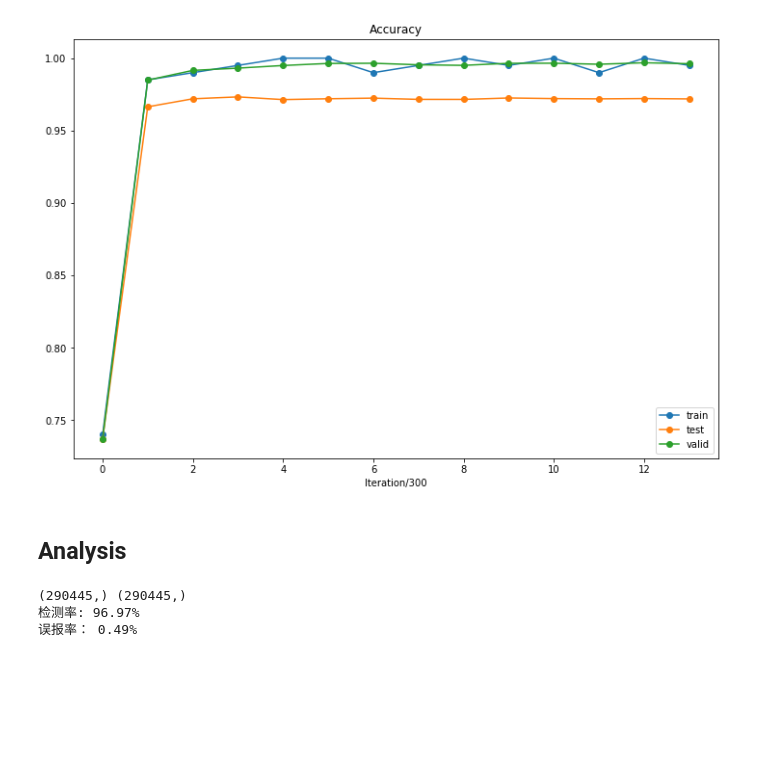
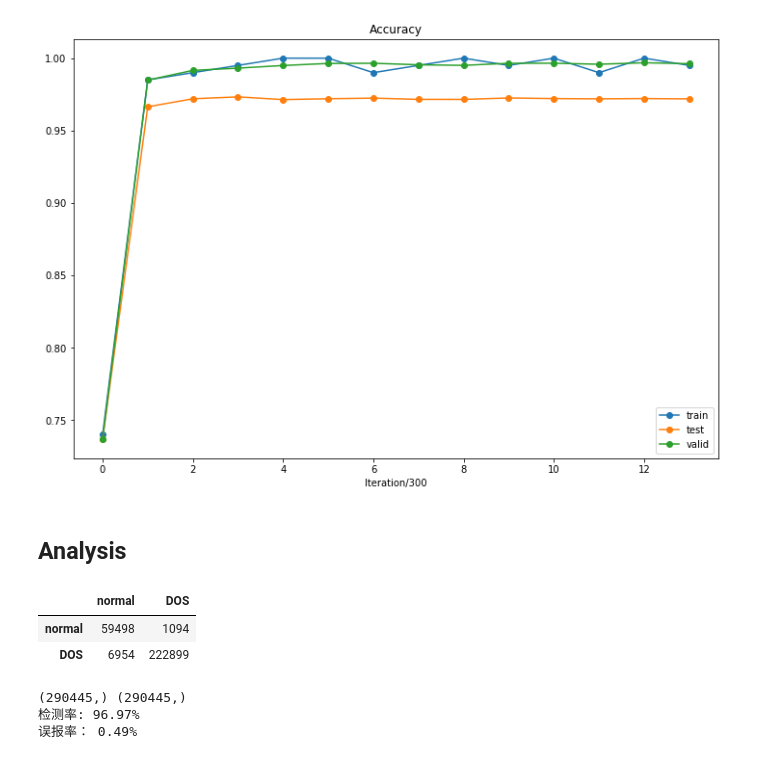
Before and after one commit to gutouyu/IntrusionDetection, a Jupyter notebook: framework.ipynb, the cells around one changed output. Saved outputs shown, nothing was run; the diff lists cells and outputs as text; code cells hidden in the pictures; blank space fills up the shorter version.

Commit message:
add ConfusionMatrix

```diff
--- a/framework.ipynb
+++ b/framework.ipynb
@@ -276,6 +276,23 @@ plt.show()
 [figure]
 # %% [markdown]
 ## Analysis
+# %%
+def getConfusionMatrix(y_true, y_pred, header):
+    m = len(set(y_true.flatten()))
+    y_true = np.argmax(y_true, axis=1)
+    y_pred = np.argmax(y_pred, axis=1)
+    mat = np.mat(np.zeros((m,m)))
+    for real, pred in zip(y_true,y_pred):
+        mat[real,pred] = mat[real,pred] + 1
+    return pd.DataFrame(data=mat, index= header, columns=header, dtype=int)
+# %%
+y_pred = model.predict(data['X_test'])
+confMatrix = getConfusionMatrix(data['y_test'], y_pred, ['normal', 'DOS'])
+confMatrix
+# %% [output]
+|  | normal | DOS |
+| normal | 59498 | 1094 |
+| DOS | 6954 | 222899 |
 # %%
 def accuracy(predictions, labels):
   return (100.0 * np.sum(np.argmax(predictions, 1) == np.argmax(labels, 1))
```
Also changed, not shown: 1 other file.
